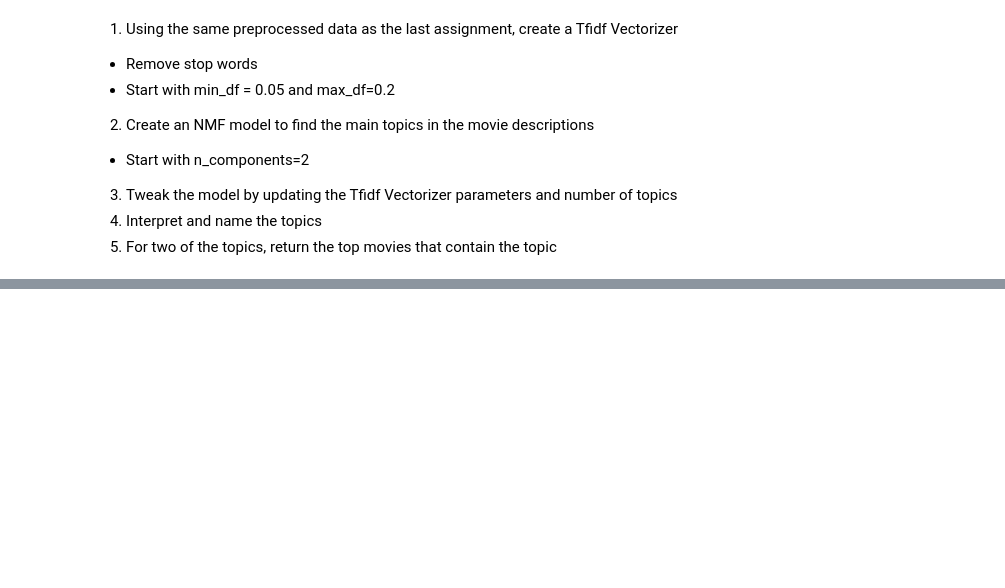
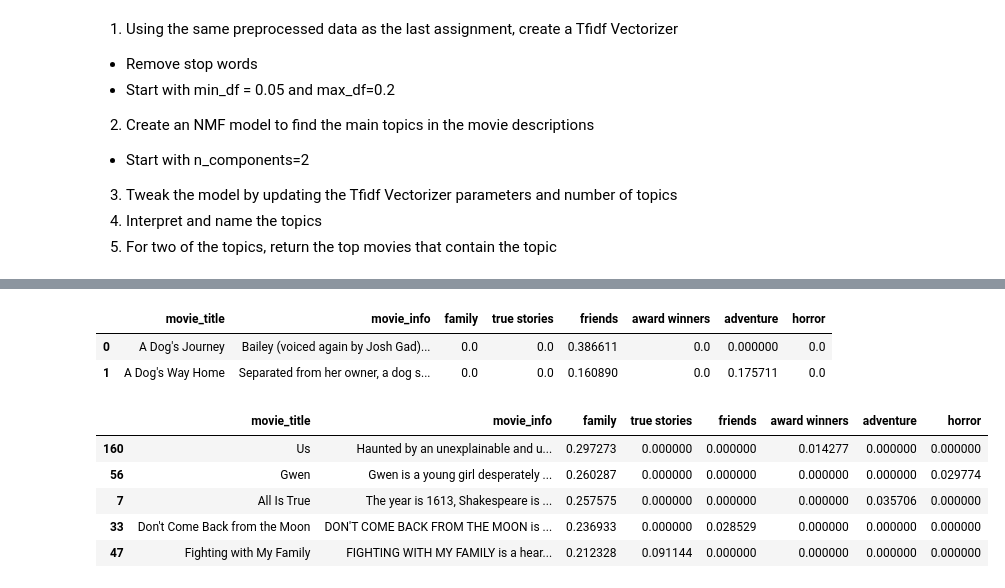
Before and after one commit to Camiloesp/PythonDataScience_NaturalLanguageProcessing, a Jupyter notebook: Course Assignment Notebooks/section4_assignments.ipynb, the cells around one changed output, grey strips where cells are left out. Saved outputs shown, nothing was run; the diff lists cells and outputs as text; code cells hidden in the pictures; blank space fills up the shorter version.

```diff
--- a/Course Assignment Notebooks/section4_assignments.ipynb
+++ b/Course Assignment Notebooks/section4_assignments.ipynb
@@ -219,0 +280,16 @@ df.head()
+# %%
+movies_topics = pd.concat([df[['movie_title', 'movie_info']], doc_topics], axis=1)
+movies_topics.head(2)
+# %% [output]
+|  | movie_title | movie_info | family | true stories | friends | award winners | adventure | horror |
+| 0 | A Dog's Journey | Bailey (voiced again by Josh Gad)... | 0.0 | 0.0 | 0.386611 | 0.0 | 0.000000 | 0.0 |
+| 1 | A Dog's Way Home | Separated from her owner, a dog s... | 0.0 | 0.0 | 0.160890 | 0.0 | 0.175711 | 0.0 |
+# %%
+movies_topics.sort_values(by='family', ascending=False).head()
+# %% [output]
+|  | movie_title | movie_info | family | true stories | friends | award winners | adventure | horror |
+| 160 | Us | Haunted by an unexplainable and u... | 0.297273 | 0.000000 | 0.000000 | 0.014277 | 0.000000 | 0.000000 |
+| 56 | Gwen | Gwen is a young girl desperately ... | 0.260287 | 0.000000 | 0.000000 | 0.000000 | 0.000000 | 0.029774 |
+| 7 | All Is True | The year is 1613, Shakespeare is ... | 0.257575 | 0.000000 | 0.000000 | 0.000000 | 0.035706 | 0.000000 |
+| 33 | Don't Come Back from the Moon | DON'T COME BACK FROM THE MOON is ... | 0.236933 | 0.000000 | 0.028529 | 0.000000 | 0.000000 | 0.000000 |
+| 47 | Fighting with My Family | FIGHTING WITH MY FAMILY is a hear... | 0.212328 | 0.091144 | 0.000000 | 0.000000 | 0.000000 | 0.000000 |
```
Also changed, not shown: parts of 7 cells of this notebook, 1 other file.
